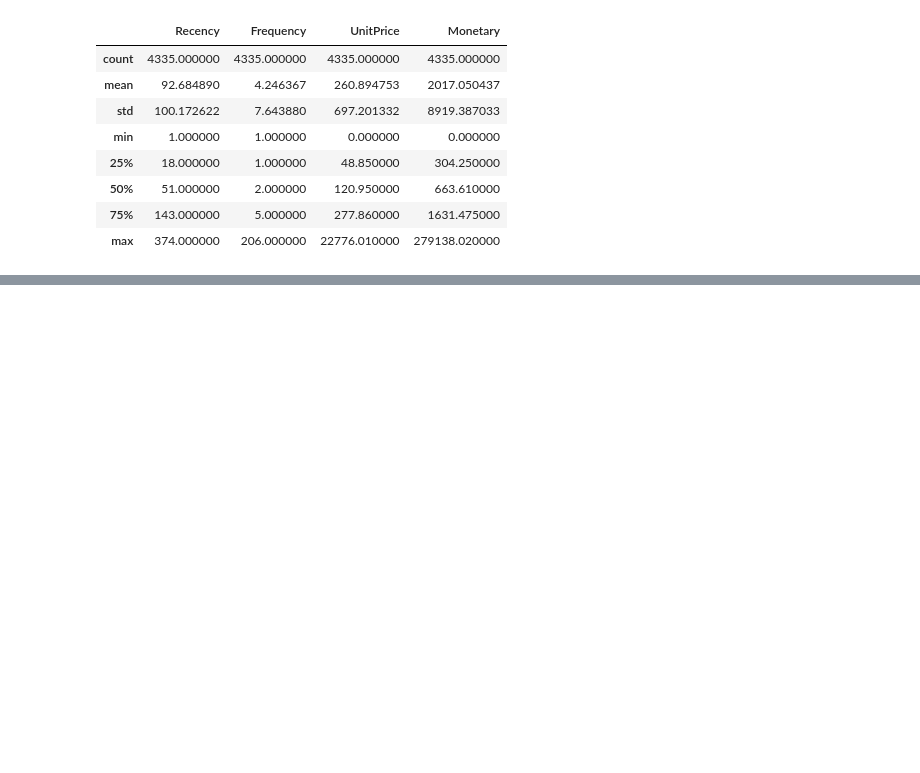
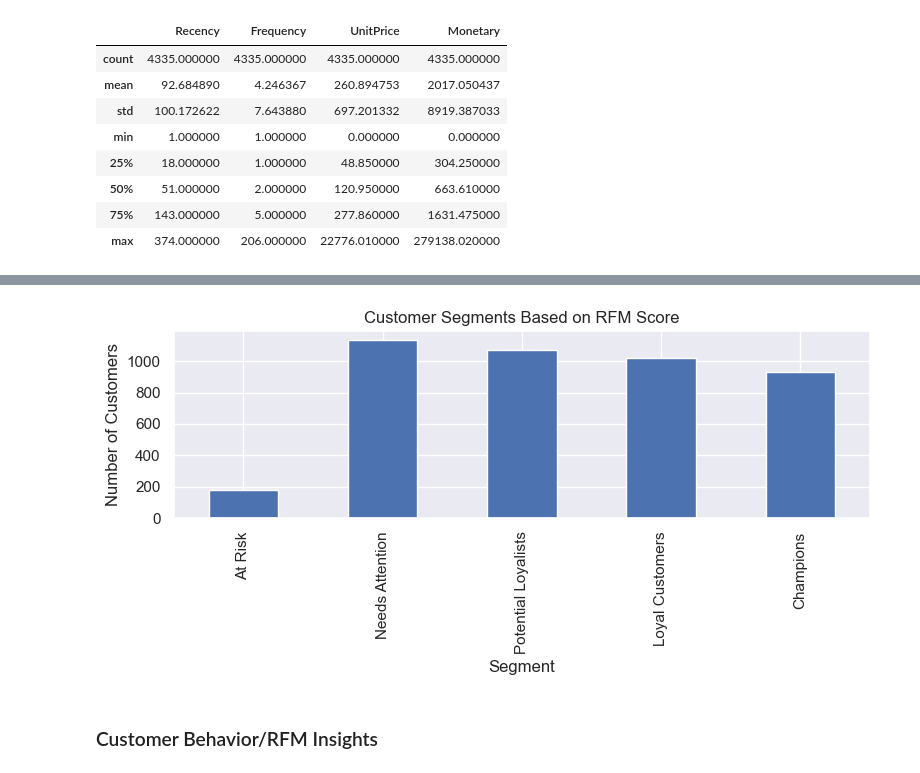
Before and after one commit to PogloLopez/online_retail, a Jupyter notebook: online_retail.ipynb, the cells around one changed output, grey strips where cells are left out. Cells and saved outputs as stored; diff of their text form; code cells hidden in the pictures; blank space fills up the shorter version.

```diff
--- a/online_retail.ipynb
+++ b/online_retail.ipynb
@@ -615,0 +732,19 @@ df_rfm.describe()
+# %%
+# Get value counts and reindex to ensure the segments are in a logical order
+segment_counts = df_rfm['Segment'].value_counts().reindex(['At Risk', 'Needs Attention', 'Potential Loyalists', 'Loyal Customers','Champions'])
+
+# Plot with ordered segments
+segment_counts.plot(
+    kind='bar',
+    title='Customer Segments Based on RFM Score',
+    ylabel='Number of Customers',
+    xlabel='Segment',
+    figsize=(8,4)
+)
+
+plt.tight_layout()
+plt.show()
+# %% [output]
+[figure, added]
+# %% [markdown]
+### Customer Behavior/RFM Insights
```
Also changed, not shown: parts of 20 cells of this notebook.
